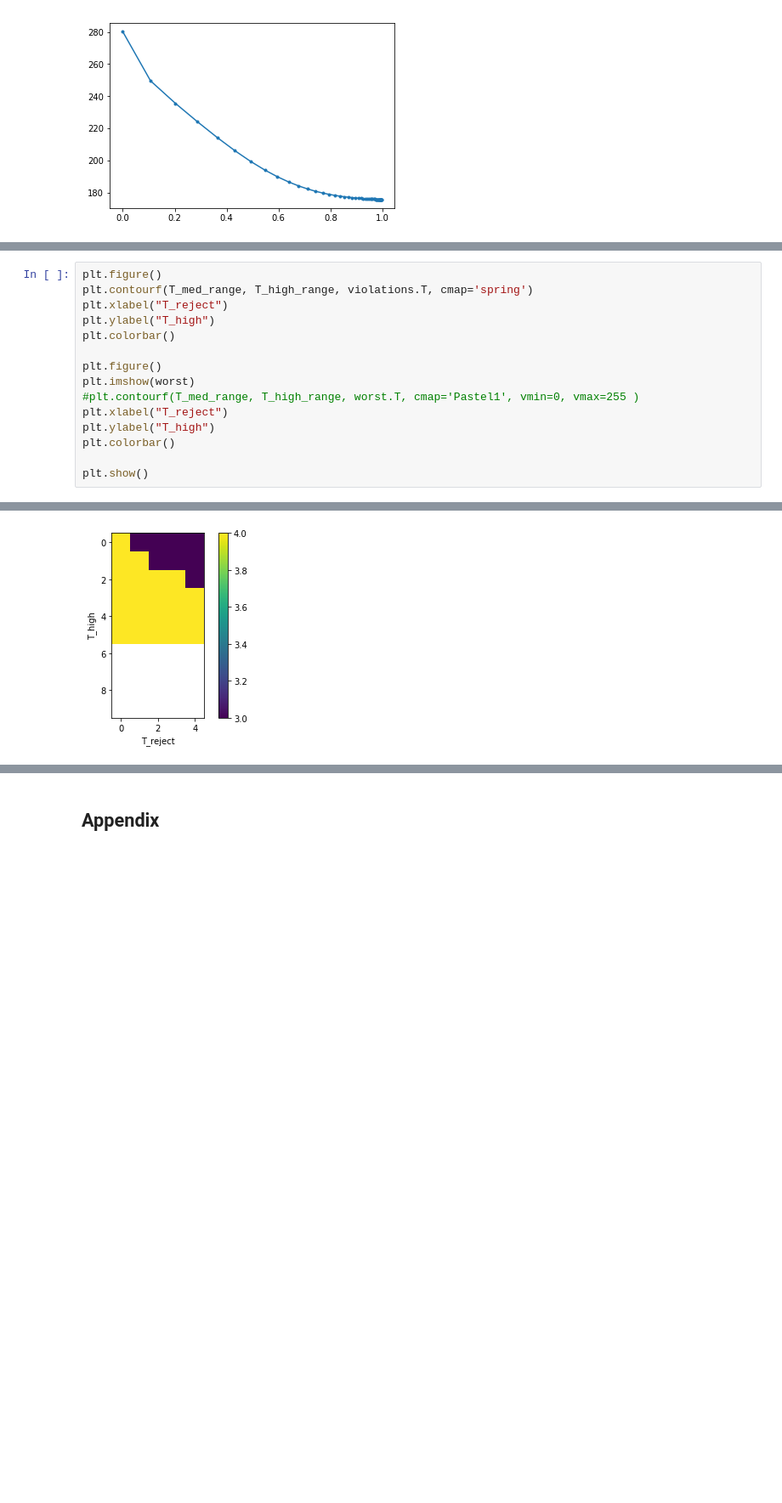
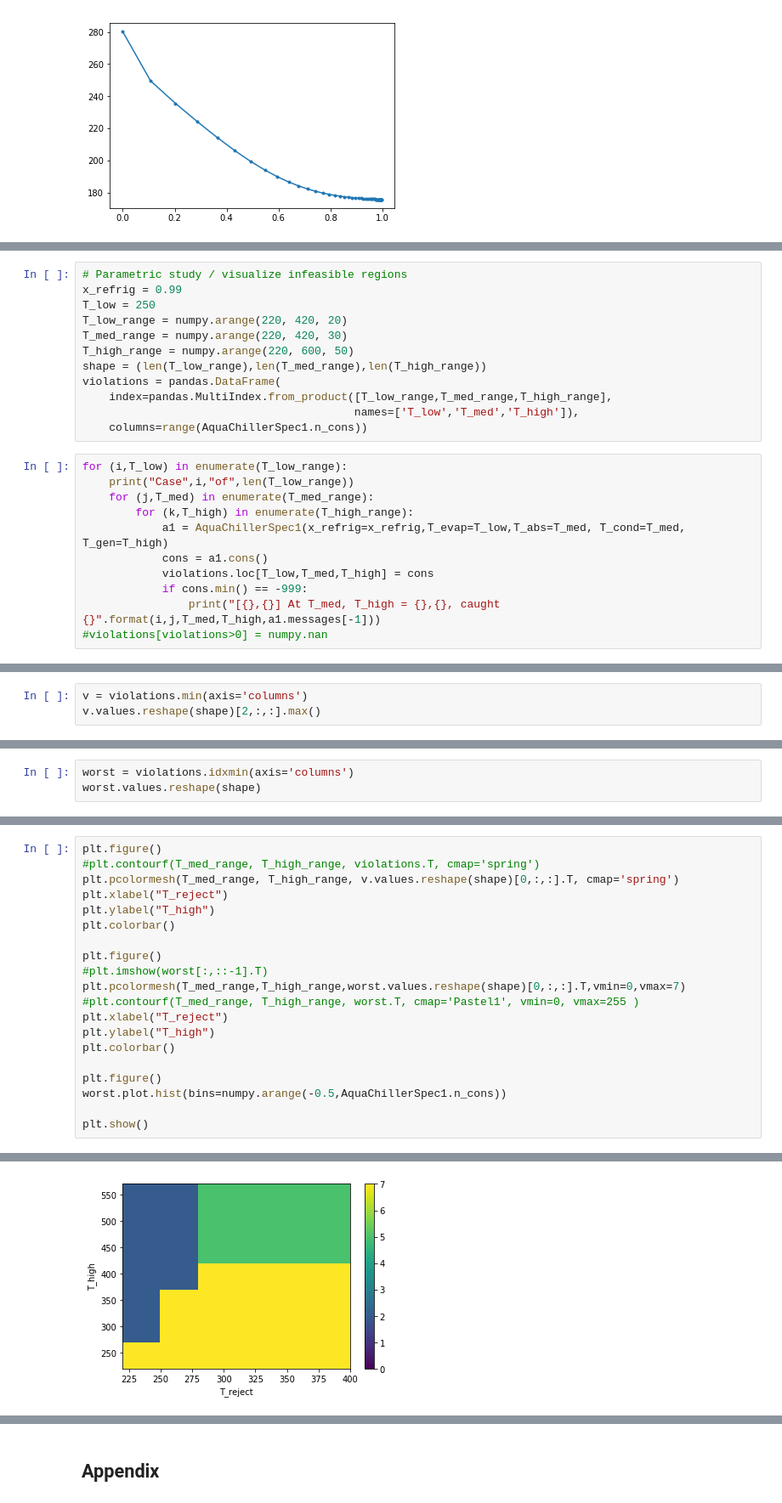
Before and after one commit to nfette/openACHP, a Jupyter notebook: src/Feasibility of ammonia-aqua chiller.ipynb, the cells around one changed output, grey strips where cells are left out. Shown at 85% size. Cells and saved outputs as stored; diff of their text form; blank space fills up the shorter version.

Commit message:
Map from infeasible to feasible points

```diff
--- a/src/Feasibility of ammonia-aqua chiller.ipynb
+++ b/src/Feasibility of ammonia-aqua chiller.ipynb
@@ -483,0 +650,23 @@ array([[  4.,   3.,   3.,   3.,   3.],
+# %%
+# Parametric study / visualize infeasible regions
+x_refrig = 0.99
+T_low = 250
+T_low_range = numpy.arange(220, 420, 20)
+T_med_range = numpy.arange(220, 420, 30)
+T_high_range = numpy.arange(220, 600, 50)
+shape = (len(T_low_range),len(T_med_range),len(T_high_range))
+violations = pandas.DataFrame(
+    index=pandas.MultiIndex.from_product([T_low_range,T_med_range,T_high_range],
+                                         names=['T_low','T_med','T_high']),
+    columns=range(AquaChillerSpec1.n_cons))
+# %%
+for (i,T_low) in enumerate(T_low_range):
+    print("Case",i,"of",len(T_low_range))
+    for (j,T_med) in enumerate(T_med_range):
+        for (k,T_high) in enumerate(T_high_range):
+            a1 = AquaChillerSpec1(x_refrig=x_refrig,T_evap=T_low,T_abs=T_med, T_cond=T_med, T_gen=T_high)
+            cons = a1.cons()
+            violations.loc[T_low,T_med,T_high] = cons
+            if cons.min() == -999:
+                print("[{},{}] At T_med, T_high = {},{}, caught {}".format(i,j,T_med,T_high,a1.messages[-1]))
+#violations[violations>0] = numpy.nan
@@ -483,0 +715,3 @@ array([[  4.,   3.,   3.,   3.,   3.],
+# %%
+v = violations.min(axis='columns')
+v.values.reshape(shape)[2,:,:].max()
@@ -483,0 +720,3 @@ array([[  4.,   3.,   3.,   3.,   3.],
+# %%
+worst = violations.idxmin(axis='columns')
+worst.values.reshape(shape)
@@ -484,16 +741,21 @@ array([[  4.,   3.,   3.,   3.,   3.],
 # %%
 plt.figure()
-plt.contourf(T_med_range, T_high_range, violations.T, cmap='spring')
+#plt.contourf(T_med_range, T_high_range, violations.T, cmap='spring')
+plt.pcolormesh(T_med_range, T_high_range, v.values.reshape(shape)[0,:,:].T, cmap='spring')
 plt.xlabel("T_reject")
 plt.ylabel("T_high")
 plt.colorbar()
 
 plt.figure()
-plt.imshow(worst)
+#plt.imshow(worst[:,::-1].T)
+plt.pcolormesh(T_med_range,T_high_range,worst.values.reshape(shape)[0,:,:].T,vmin=0,vmax=7)
 #plt.contourf(T_med_range, T_high_range, worst.T, cmap='Pastel1', vmin=0, vmax=255 )
 plt.xlabel("T_reject")
 plt.ylabel("T_high")
 plt.colorbar()
 
+plt.figure()
+worst.plot.hist(bins=numpy.arange(-0.5,AquaChillerSpec1.n_cons))
+
 plt.show()
 # %% [output]
@@ -501 +763 @@ plt.show()
-[figure, old version]
+[figure, new version]
```
Also changed, not shown: parts of 30 cells of this notebook.
